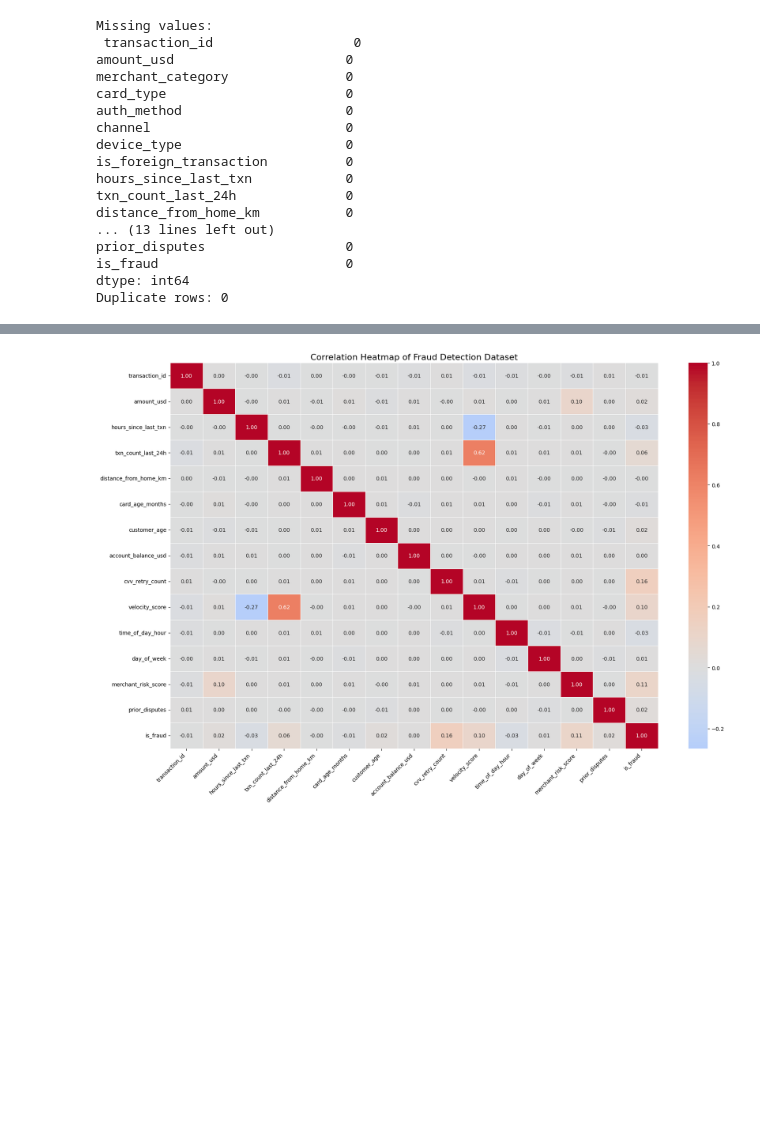
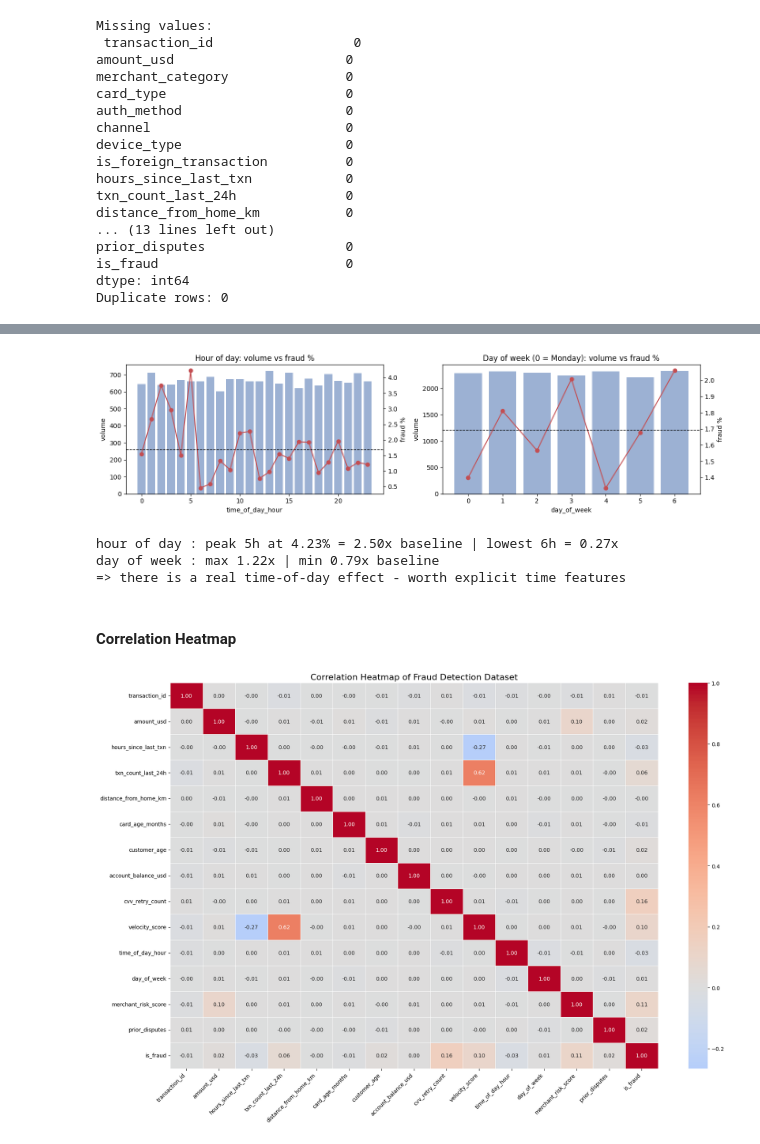
Before and after one commit to vireona/Credit-Card-Fraud-Detection, a Jupyter notebook: credit_card_fraud_detection.ipynb, the cells around one changed output, grey strips where cells are left out. Drawn from its saved outputs; the diff is of its cells as text; code cells hidden in the pictures; blank space fills up the shorter version.

```diff
--- a/credit_card_fraud_detection.ipynb
+++ b/credit_card_fraud_detection.ipynb
@@ -56,3 +118,49 @@ Duplicate rows: 0
+# %%
+import matplotlib.pyplot as plt
+import pandas as pd
+
+# Define your target column name based on your split
+TARGET = 'is_fraud'
+
+# Combine X_train and y_train for safe training-set analysis
+train_df = X_train.copy()
+train_df[TARGET] = y_train
+
+# Calculate baseline fraud rate strictly from the training split
+rate = y_train.mean()
+
+# Plotting volume vs fraud % by hour and day of week
+fig, axes = plt.subplots(1, 2, figsize=(14, 3.8))
+for ax, col, title in [(axes[0], "time_of_day_hour", "Hour of day"), (axes[1], "day_of_week", "Day of week (0 = Monday)")]:
+    g = train_df.groupby(col)[TARGET].agg(["mean", "size"])
+    ax.bar(g.index, g["size"], color="#4C72B0", alpha=.55)
+    ax.set_ylabel("volume")
+    ax.set_xlabel(col)
+    ax2 = ax.twinx()
+    ax2.plot(g.index, g["mean"] * 100, "o-", c="#C44E52")
+    ax2.set_ylabel("fraud %")
+    ax2.axhline(rate * 100, ls="--", c="k", lw=1)
+    ax.set_title(f"{title}: volume vs fraud %")
+
+plt.tight_layout()
+plt.show()
+
+# Statistical breakdown
+hr = train_df.groupby("time_of_day_hour")[TARGET].mean()
+dw = train_df.groupby("day_of_week")[TARGET].mean()
+
+print(f"hour of day : peak {hr.idxmax()}h at {hr.max():.2%} = {hr.max() / rate:.2f}x baseline | lowest {hr.idxmin()}h = {hr.min() / rate:.2f}x")
+print(
+    f"day of week : max {dw.max() / rate:.2f}x | min {dw.min() / rate:.2f}x baseline")
+print("=> " + ("the clock effect is essentially flat in this data - time features will matter little" if hr.max() / rate < 1.3
+               else "there is a real time-of-day effect - worth explicit time features"))
+# %% [output]
+[figure, added]
+hour of day : peak 5h at 4.23% = 2.50x baseline | lowest 6h = 0.27x
+day of week : max 1.22x | min 0.79x baseline
+=> there is a real time-of-day effect - worth explicit time features
+# %% [markdown]
+#### Correlation Heatmap
 # %%
 
 import pandas as pd
```
Also changed, not shown: parts of 43 cells of this notebook, 5 other files.
